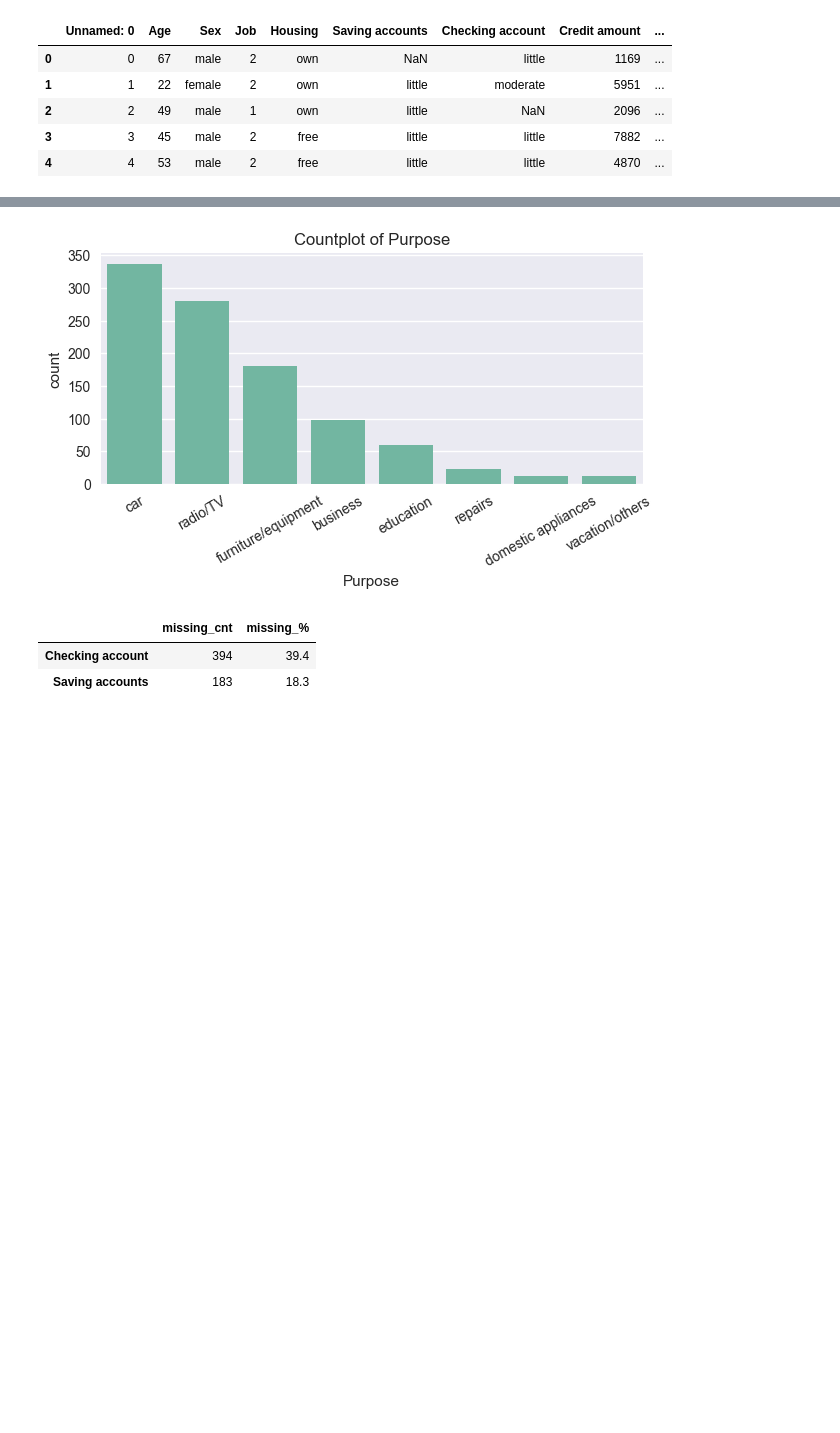
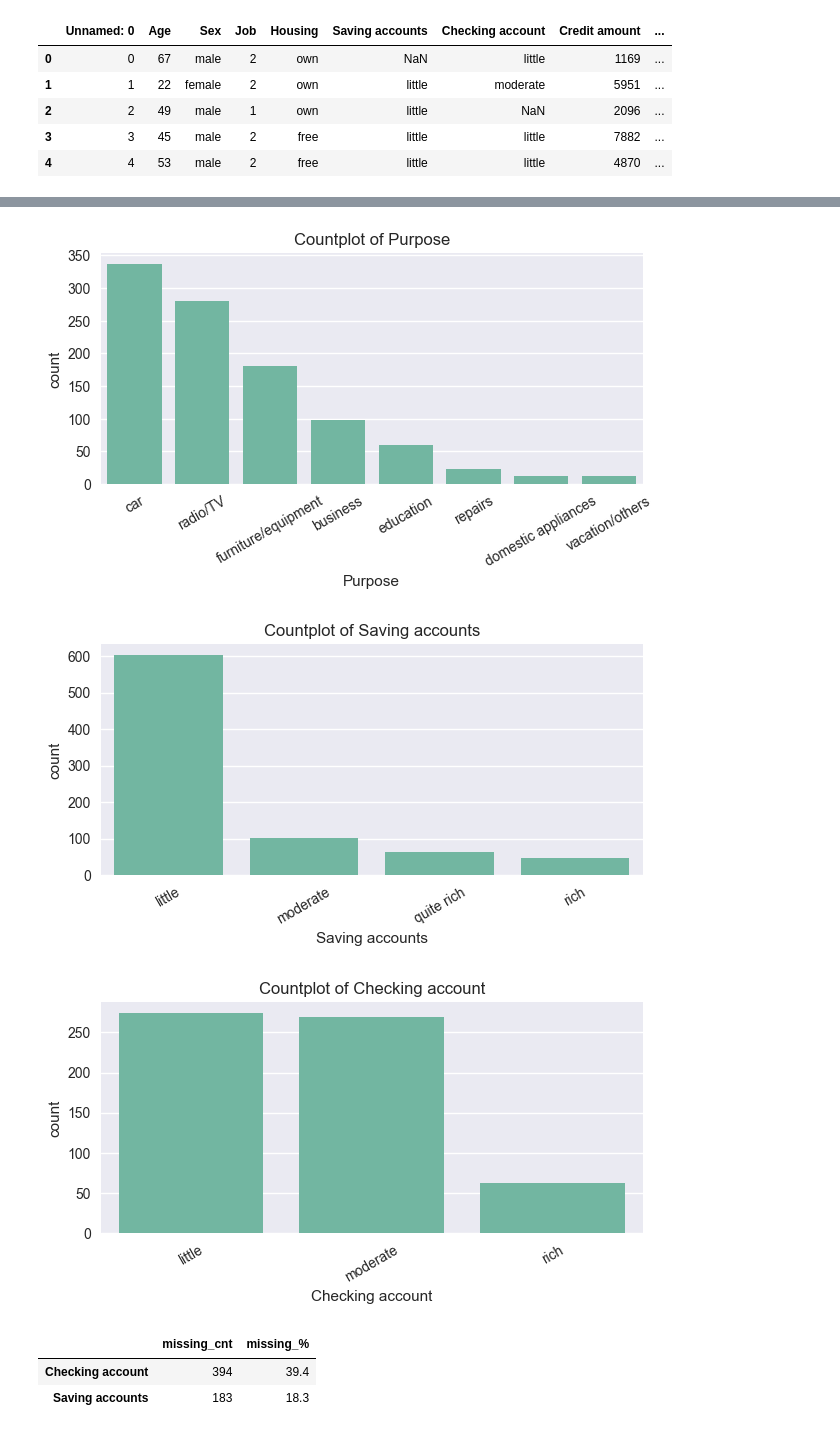
Before and after one commit to EmreKaratas1/CreditWise, a Jupyter notebook: notebooks/01_EDA.ipynb, the cells around one changed output, grey strips where cells are left out. Cells and saved outputs as stored; diff of their text form; code cells hidden in the pictures; blank space fills up the shorter version.

```diff
--- a/notebooks/01_EDA.ipynb
+++ b/notebooks/01_EDA.ipynb
@@ -36,33 +36,35 @@ df.head()
 # %%
 # Histograms - numerical variables
 num_cols = ["Age", "Duration", "Credit amount"]
 
 for col in num_cols:
     plt.figure(figsize=(7,3))
     sns.histplot(df[col], kde=True, bins=30)
     plt.title(f"Distribution of {col}")
     plt.savefig(f"../images/distributions/Distribution_of_{col}.png", dpi=150)
     plt.show()
 
 # Countplot - categorical variables
-cat_cols = ["Sex", "Job", "Housing", "Purpose"]
+cat_cols = ["Sex", "Job", "Housing", "Purpose", "Saving accounts", "Checking account"]
 
 for col in cat_cols:
     plt.figure(figsize=(7,3))
     order = df[col].value_counts().index
     sns.countplot(data=df, x=col, order=order)
     plt.title(f"Countplot of {col}")
     plt.xticks(rotation=30)
     plt.savefig(f"../images/countplots/Countplot_of_{col}.png", dpi=150)
     plt.show()
 # %% [output]
 [figure]
 [figure]
 [figure]
 [figure]
 [figure]
 [figure]
 [figure]
+[figure, added]
+[figure, added]
 # %%
 # Missing summary
 missing_cnt = df.isna().sum().sort_values(ascending=False)
```
Also changed, not shown: 2 other files.
